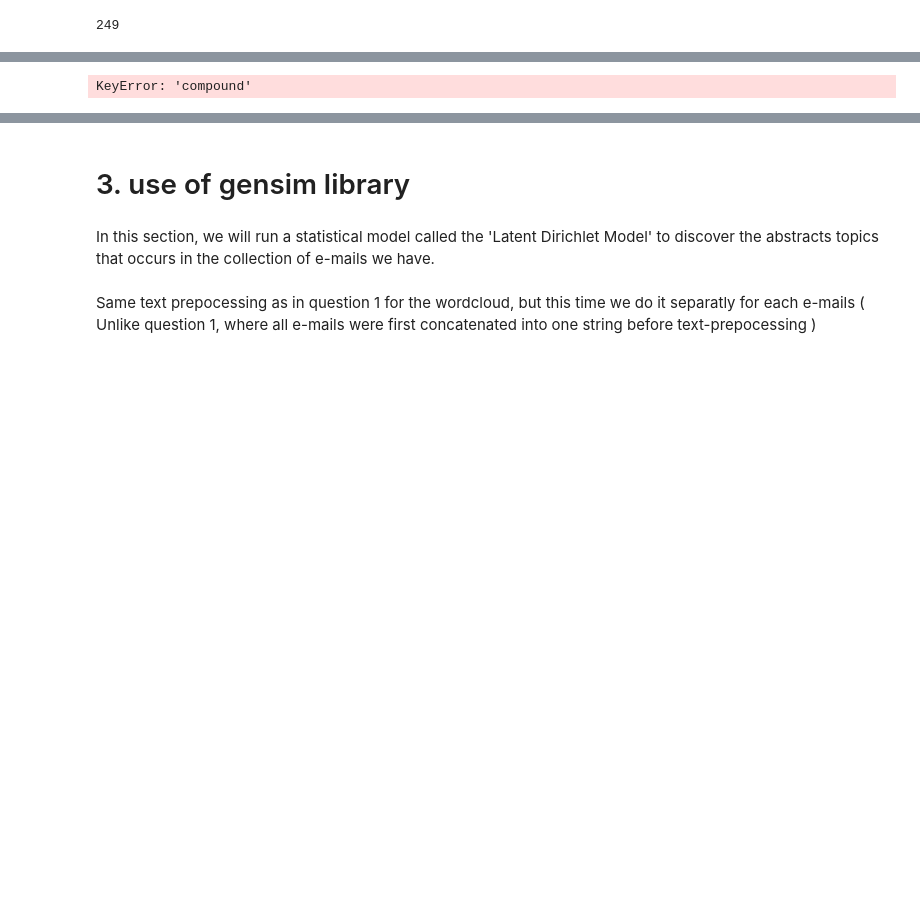
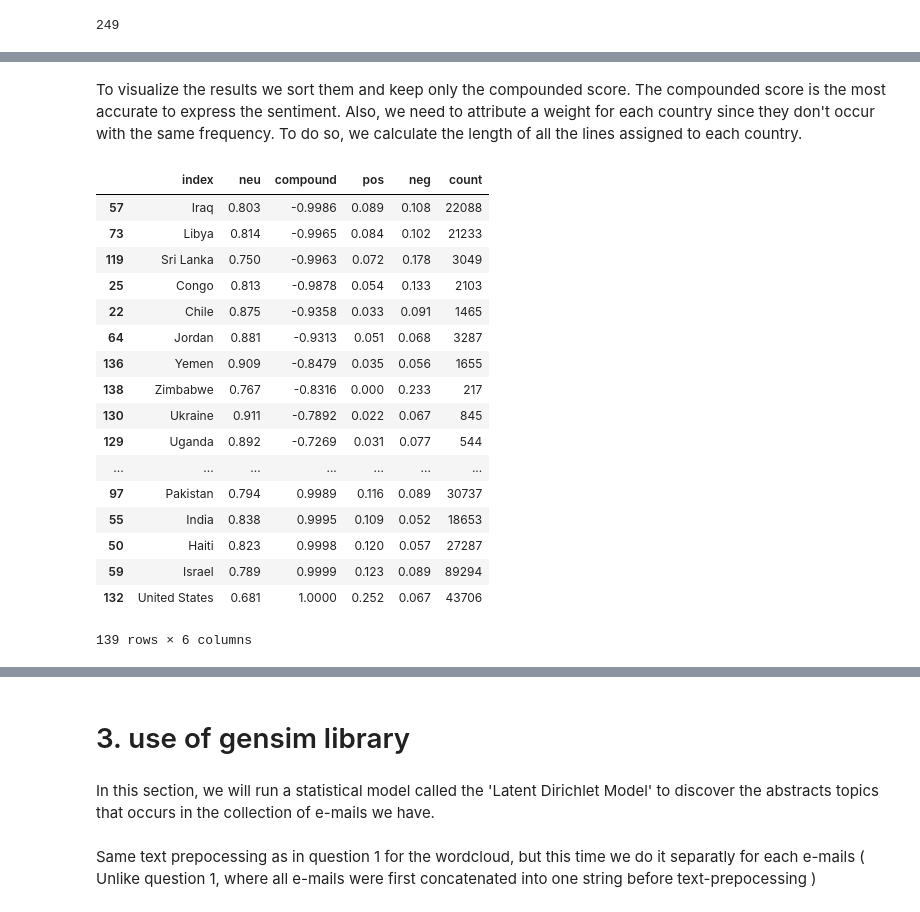
Before and after one commit to Ismail64/ADA_Homeworks, a Jupyter notebook: Labs/06 - Taming Text/FINAL_HW-05.ipynb, the cells around one changed output, grey strips where cells are left out. Drawn from its saved outputs; the diff is of its cells as text; code cells hidden in the pictures; blank space fills up the shorter version.

```diff
--- a/Labs/06 - Taming Text/FINAL_HW-05.ipynb
+++ b/Labs/06 - Taming Text/FINAL_HW-05.ipynb
@@ -88,5 +88,5 @@ email_list = ['fw', 're', 'pm', 'am']
 usual_words = ['would','say', 'think', 'know', 'good', 'bad', 'talk', 'said', 'have', 'had','got', 'call', 'get', 'also', 'want', 'see']
 days = ['monday','tuesday','wednesday', 'thursday', 'friday', 'saturday', 'sunday']
 months = ['january', 'february', 'march', 'april', 'may', 'june', 'july', 'august', 'september','october','november','december']
-perso_stopwords = stopwords.words("english") + email_list + days + months + single_characters + usual_words
+perso_stopwords = stopwords.words("english") + email_list + days + months + usual_words #+ single_characters
 stop_words = set(perso_stopwords)
@@ -168,3 +184,4 @@ countries= []
 for country in pycountry.countries:
     if country.name.lower() in new_text:
         countries.append(country.name)
+countries.append('United States')
@@ -198,4 +233,0 @@ sentiments = pd.DataFrame.from_dict(sentiments,'index')
-# %%
-sentiments.sort('compound',inplace = True)
-# %% [output]
-KeyError: 'compound'
@@ -208,0 +234,27 @@ plt.show()
+# %% [markdown]
+To visualize the results we sort them and keep only the compounded score. The compounded score is the most accurate to express the sentiment.
+Also, we need to attribute a weight for each country since they don't occur with the same frequency. To do so, we calculate the length of all the lines assigned to each country.
+# %%
+sentiments.reset_index(inplace =True)
+sentiments.sort('compound',inplace = True)
+sentiments['count'] = sentiments['index'].apply(lambda x : len(countries_lines[x]))
+sentiments
+# %% [output]
+|  | index | neu | compound | pos | neg | count |
+| 57 | Iraq | 0.803 | -0.9986 | 0.089 | 0.108 | 22088 |
+| 73 | Libya | 0.814 | -0.9965 | 0.084 | 0.102 | 21233 |
+| 119 | Sri Lanka | 0.750 | -0.9963 | 0.072 | 0.178 | 3049 |
+| 25 | Congo | 0.813 | -0.9878 | 0.054 | 0.133 | 2103 |
+| 22 | Chile | 0.875 | -0.9358 | 0.033 | 0.091 | 1465 |
+| 64 | Jordan | 0.881 | -0.9313 | 0.051 | 0.068 | 3287 |
+| 136 | Yemen | 0.909 | -0.8479 | 0.035 | 0.056 | 1655 |
+| 138 | Zimbabwe | 0.767 | -0.8316 | 0.000 | 0.233 | 217 |
+| 130 | Ukraine | 0.911 | -0.7892 | 0.022 | 0.067 | 845 |
+| 129 | Uganda | 0.892 | -0.7269 | 0.031 | 0.077 | 544 |
+| ... | ... | ... | ... | ... | ... | ... |
+| 97 | Pakistan | 0.794 | 0.9989 | 0.116 | 0.089 | 30737 |
+| 55 | India | 0.838 | 0.9995 | 0.109 | 0.052 | 18653 |
+| 50 | Haiti | 0.823 | 0.9998 | 0.120 | 0.057 | 27287 |
+| 59 | Israel | 0.789 | 0.9999 | 0.123 | 0.089 | 89294 |
+| 132 | United States | 0.681 | 1.0000 | 0.252 | 0.067 | 43706 |
+139 rows × 6 columns
```
Also changed, not shown: parts of 29 cells of this notebook, 2 other files.
